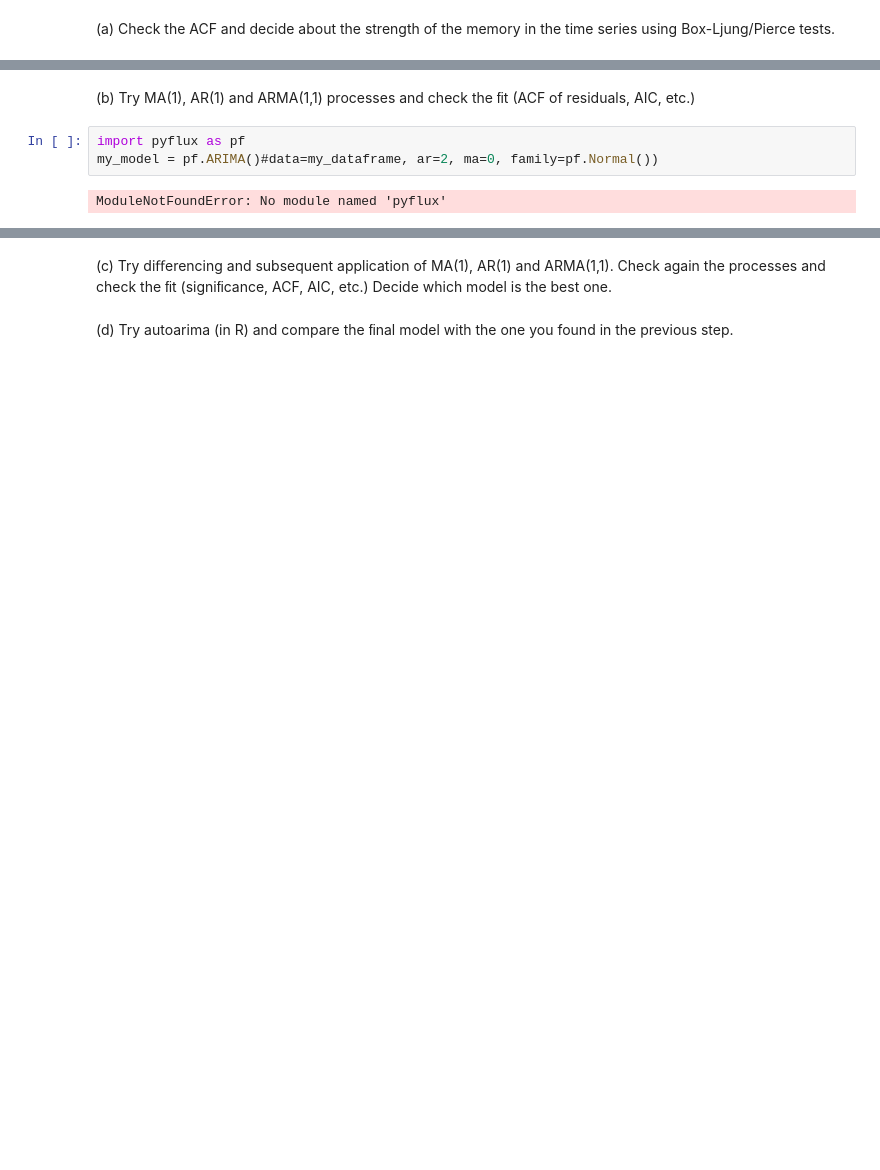
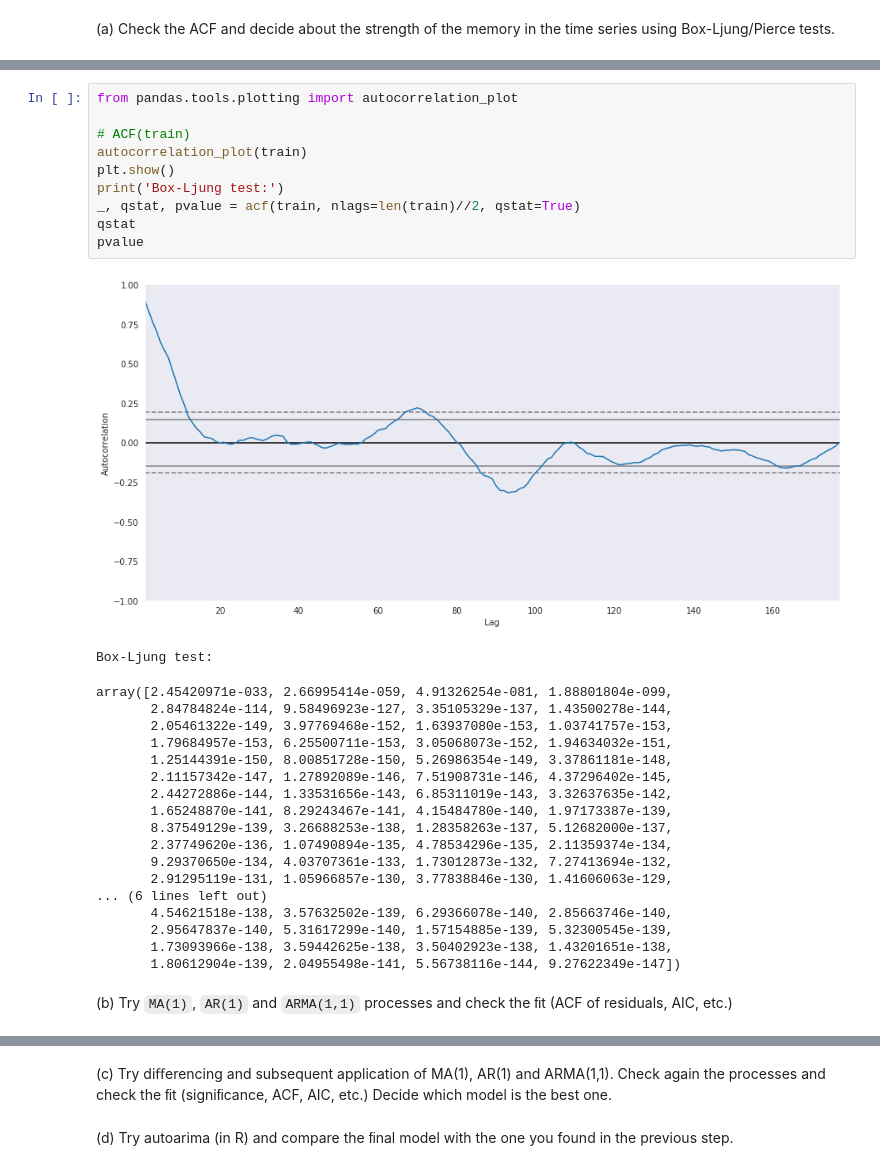
Before and after one commit to ylochman/apps-time-series, a Jupyter notebook: Assignment-1.ipynb, the cells around one changed output, grey strips where cells are left out. Cells and saved outputs as stored; diff of their text form; blank space fills up the shorter version.

```diff
--- a/Assignment-1.ipynb
+++ b/Assignment-1.ipynb
@@ -227,7 +395,32 @@ Command "/Users/Yaroslava/anaconda/bin/python -u -c "import setuptools, tokenize
+# %%
+from pandas.tools.plotting import autocorrelation_plot
+
+# ACF(train)
+autocorrelation_plot(train)
+plt.show()
+print('Box-Ljung test:')
+_, qstat, pvalue = acf(train, nlags=len(train)//2, qstat=True)
+qstat
+pvalue
+# %% [output]
+[figure, added]
+Box-Ljung test:
+array([2.45420971e-033, 2.66995414e-059, 4.91326254e-081, 1.88801804e-099,
+       2.84784824e-114, 9.58496923e-127, 3.35105329e-137, 1.43500278e-144,
+       2.05461322e-149, 3.97769468e-152, 1.63937080e-153, 1.03741757e-153,
+       1.79684957e-153, 6.25500711e-153, 3.05068073e-152, 1.94634032e-151,
+       1.25144391e-150, 8.00851728e-150, 5.26986354e-149, 3.37861181e-148,
+       2.11157342e-147, 1.27892089e-146, 7.51908731e-146, 4.37296402e-145,
+       2.44272886e-144, 1.33531656e-143, 6.85311019e-143, 3.32637635e-142,
+       1.65248870e-141, 8.29243467e-141, 4.15484780e-140, 1.97173387e-139,
+       8.37549129e-139, 3.26688253e-138, 1.28358263e-137, 5.12682000e-137,
+       2.37749620e-136, 1.07490894e-135, 4.78534296e-135, 2.11359374e-134,
+       9.29370650e-134, 4.03707361e-133, 1.73012873e-132, 7.27413694e-132,
+       2.91295119e-131, 1.05966857e-130, 3.77838846e-130, 1.41606063e-129,
+... (6 lines left out)
+       4.54621518e-138, 3.57632502e-139, 6.29366078e-140, 2.85663746e-140,
+       2.95647837e-140, 5.31617299e-140, 1.57154885e-139, 5.32300545e-139,
+       1.73093966e-138, 3.59442625e-138, 3.50402923e-138, 1.43201651e-138,
+       1.80612904e-139, 2.04955498e-141, 5.56738116e-144, 9.27622349e-147])
 # %% [markdown]
-(b) Try MA(1), AR(1) and ARMA(1,1) processes and check the ﬁt (ACF of residuals, AIC, etc.)
+(b) Try `MA(1)`, `AR(1)` and `ARMA(1,1)` processes and check the ﬁt (ACF of residuals, AIC, etc.)
-# %%
-import pyflux as pf
-my_model = pf.ARIMA()#data=my_dataframe, ar=2, ma=0, family=pf.Normal())
-# %% [output]
-ModuleNotFoundError: No module named 'pyflux'
```
Also changed, not shown: parts of 17 cells of this notebook, 1 other file.
